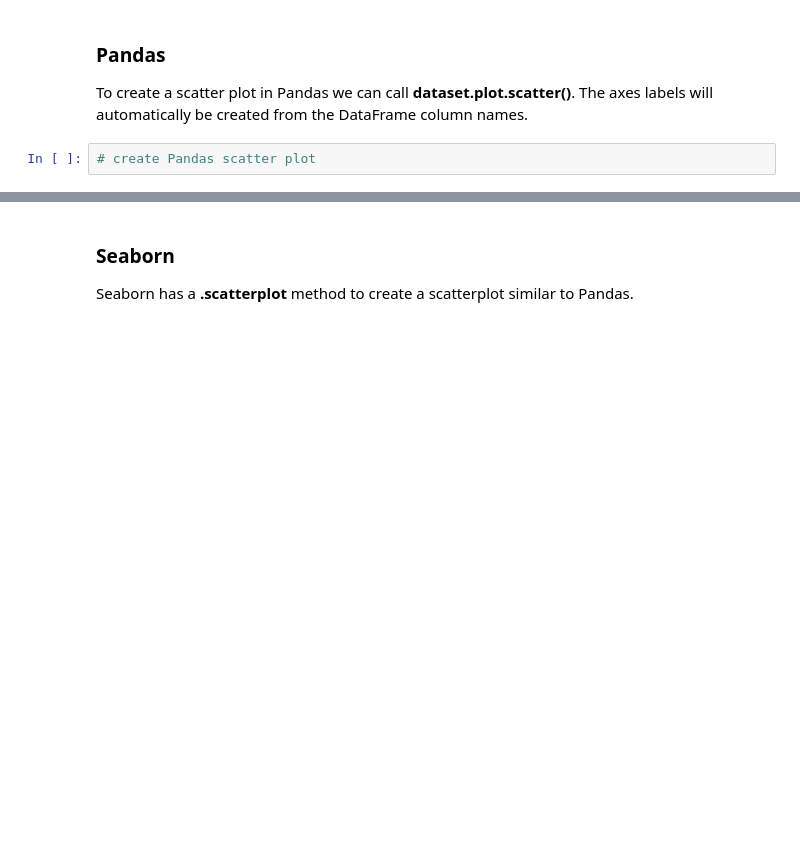
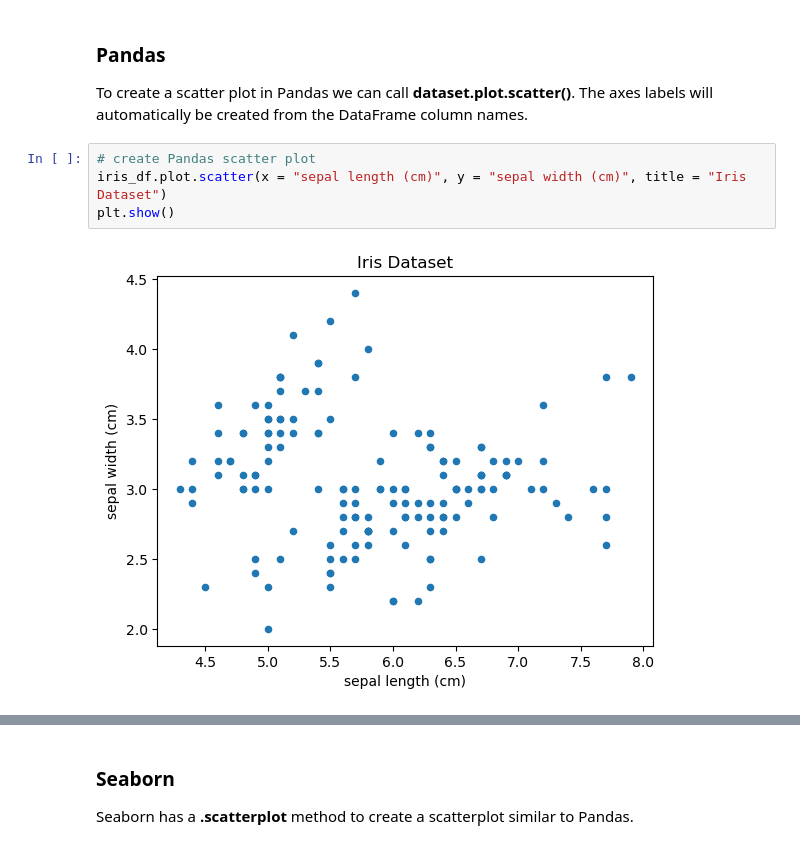
Before and after one commit to TLuter-252/data_viz_python_tutorial, a Jupyter notebook: Data_Viz_Tutorial.ipynb, the cells around one changed output, grey strips where cells are left out. Cells and saved outputs as stored; diff of their text form; blank space fills up the shorter version.

Commit message:
finished up to line chart

```diff
--- a/Data_Viz_Tutorial.ipynb
+++ b/Data_Viz_Tutorial.ipynb
@@ -168,8 +170,12 @@ ax.legend(loc='best')
 # %% [markdown]
 ### Pandas
 To create a scatter plot in Pandas we can call **dataset.plot.scatter()**. The axes labels will automatically be created from the DataFrame column names.
-# %%
-# create Pandas scatter plot
+# %%
+# create Pandas scatter plot
+iris_df.plot.scatter(x = "sepal length (cm)", y = "sepal width (cm)", title = "Iris Dataset")
+plt.show()
+# %% [output]
+[figure, added]
 # %%
 # Add coloring to plot by class
 # Note here we use the numeric target and not the class names
```
Also changed, not shown: parts of 20 cells of this notebook, 1 other file.
